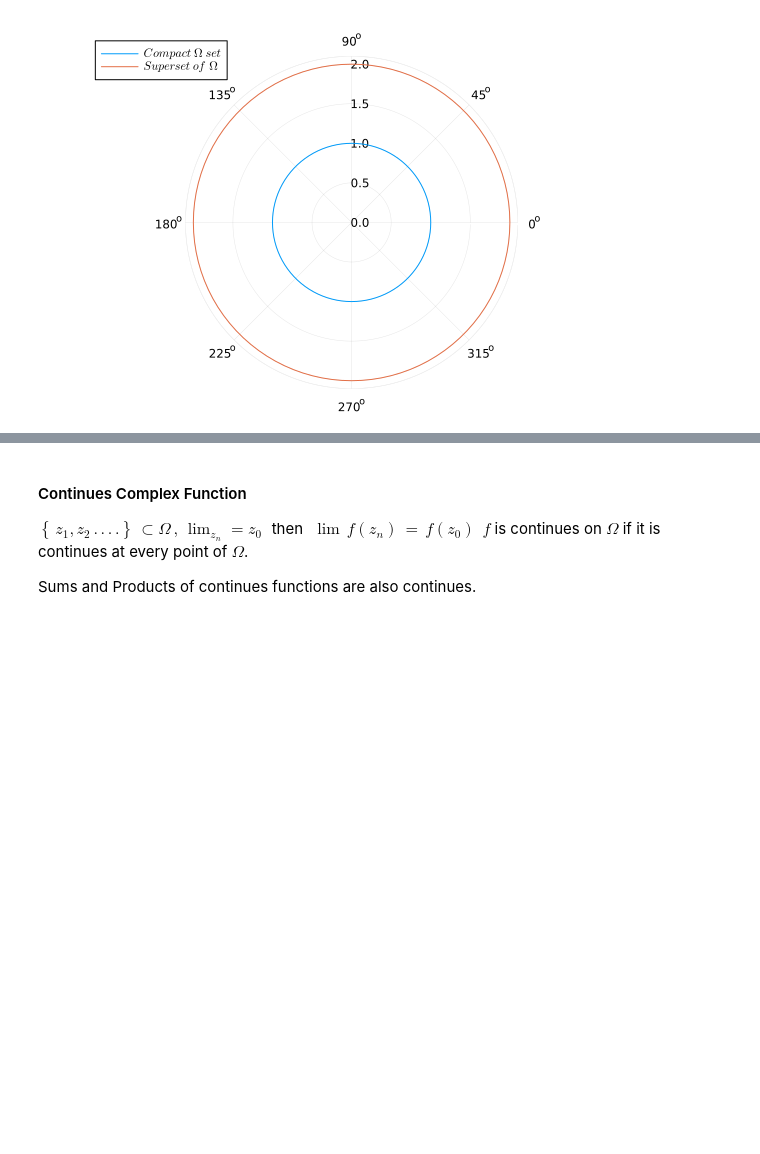
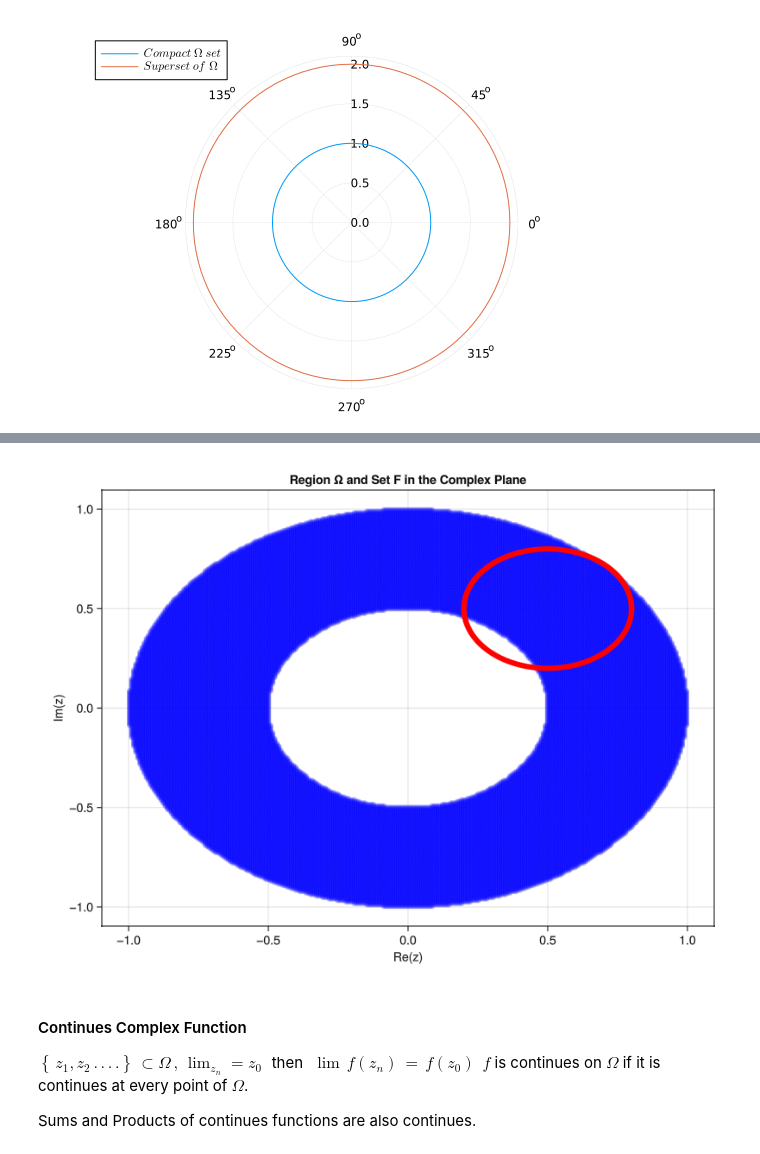
Before and after one commit to NimaPoshtiban/AI_notes, a Jupyter notebook: Complex_numbers.ipynb, the cells around one changed output, grey strips where cells are left out. Drawn from its saved outputs; the diff is of its cells as text; code cells hidden in the pictures; blank space fills up the shorter version.

Commit message:
Complex number basic notes complete

```diff
--- a/Complex_numbers.ipynb
+++ b/Complex_numbers.ipynb
@@ -142,3 +142,56 @@ Note: an open set $\Omega$ is connected if any 2 points on $\Omega$ can be joine
+# %%
+import GLMakie
+
+# Parameters for the annular region Omega
+c = 0.0 + 0.0im  # Center of the annulus in the complex plane
+r1 = 1.0         # Outer radius
+r2 = 0.5         # Inner radius
+
+# Parameters for the closed set F (for example, a small circle inside Omega)
+r_F = 0.3        # Radius of the closed set F
+center_F = 0.5 + 0.5im  # Center of the closed set F
+
+# Create a grid of points
+x = GLMakie.LinRange(-1.5, 1.5, 400)
+y = GLMakie.LinRange(-1.5, 1.5, 400)
+
+
+xx = repeat(x, length(y)) # Create a 1D vector and repeat it for all y values
+yy = repeat(y, inner = length(x)) # Repeat y values for all x values
+
+# Reshape xx and yy into matrices to form the mesh grid
+xx = reshape(xx, length(x), length(y))
+yy = reshape(yy, length(x), length(y))
+
+# Define the complex grid zz
+zz = xx .+ im .* yy
+
+# Define the region Omega (annulus: r2 < |z - c| < r1)
+omega = (abs.(zz .- c) .> r2) .& (abs.(zz .- c) .< r1)
+
+# Plotting the region Omega
+fig = GLMakie.Figure(size = (800, 600))
+ax = GLMakie.Axis(fig[1, 1], title = "Region Ω and Set F in the Complex Plane")
+
+# Plot Omega using scatter
+GLMakie.scatter!(ax, real(zz[omega]), imag(zz[omega]), color = :blue, alpha = 0.3, label = "Ω")
+
+# Plot the closed set F (a circle)
+theta = GLMakie.LinRange(0, 2 * π, 200)
+x_F = real(center_F) .+ r_F * cos.(theta)
+y_F = imag(center_F) .+ r_F * sin.(theta)
+
+# Plot F
+GLMakie.plot!(ax, x_F, y_F, color = :red, label = "Set F")
+
+# Add axis labels
+ax.xlabel = "Re(z)"
+ax.ylabel = "Im(z)"
+
+# Display the figure
+fig
+# %% [output]
+[figure, added]
 # %% [markdown]
 #### Continues Complex Function
 $ \left\{\,z_{1},z_{2}\,.\,.\,.\,.   \right\}\, \subset \Omega\,,\,\lim_{z_{n}} = z_{0}\,\,$ then $\,\,\lim\,f(z_{n})\,=\,f(z_{0})\,$ $f$ is continues on $\Omega$ if it is continues at every point of $\Omega$.
```
Also changed, not shown: parts of 13 cells of this notebook, 1 other file.
